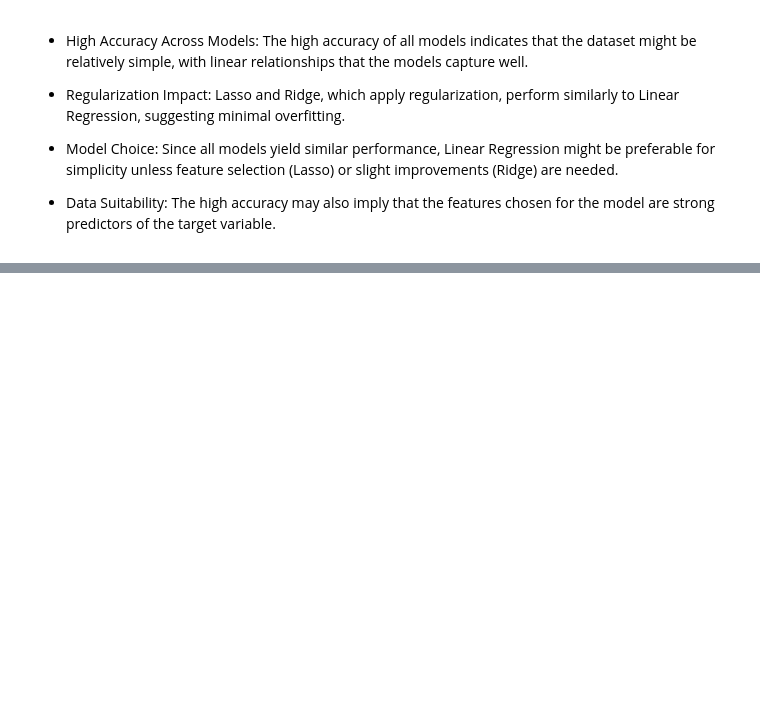
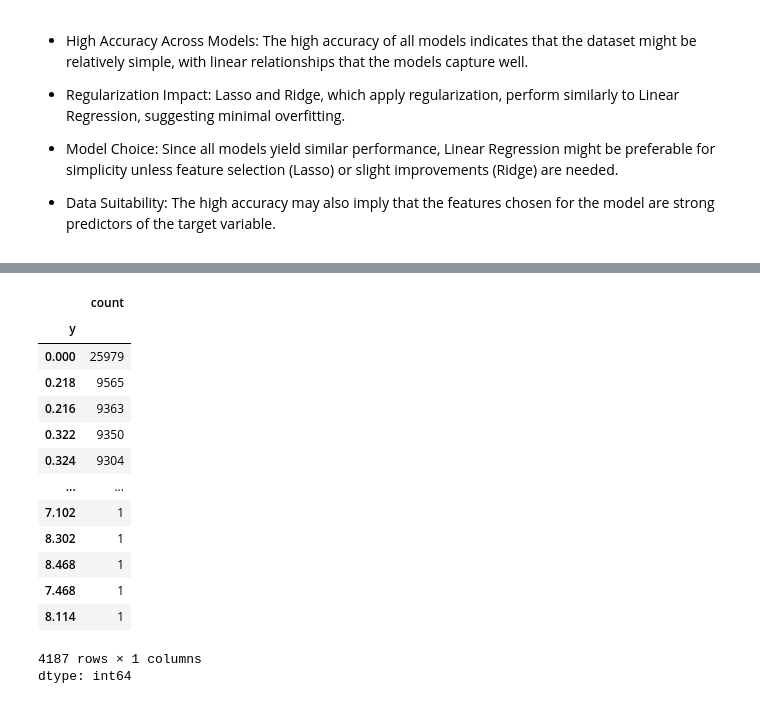
Before and after one commit to priyasree17/PersonalPortfolio, a Jupyter notebook: EnergyConsumption.ipynb, the cells around one changed output, grey strips where cells are left out. Saved outputs shown, nothing was run; the diff lists cells and outputs as text; code cells hidden in the pictures; blank space fills up the shorter version.

```diff
--- a/EnergyConsumption.ipynb
+++ b/EnergyConsumption.ipynb
@@ -926,0 +1014,18 @@ From this graph, it appears that all three models (Lasso, Ridge, and Linear Regr
+# %%
+data.y.value_counts()
+# %% [output]
+|  | count |
+| y |  |
+| 0.000 | 25979 |
+| 0.218 | 9565 |
+| 0.216 | 9363 |
+| 0.322 | 9350 |
+| 0.324 | 9304 |
+| ... | ... |
+| 7.102 | 1 |
+| 8.302 | 1 |
+| 8.468 | 1 |
+| 7.468 | 1 |
+| 8.114 | 1 |
+4187 rows × 1 columns
+dtype: int64
```
Also changed, not shown: parts of 22 cells of this notebook.
